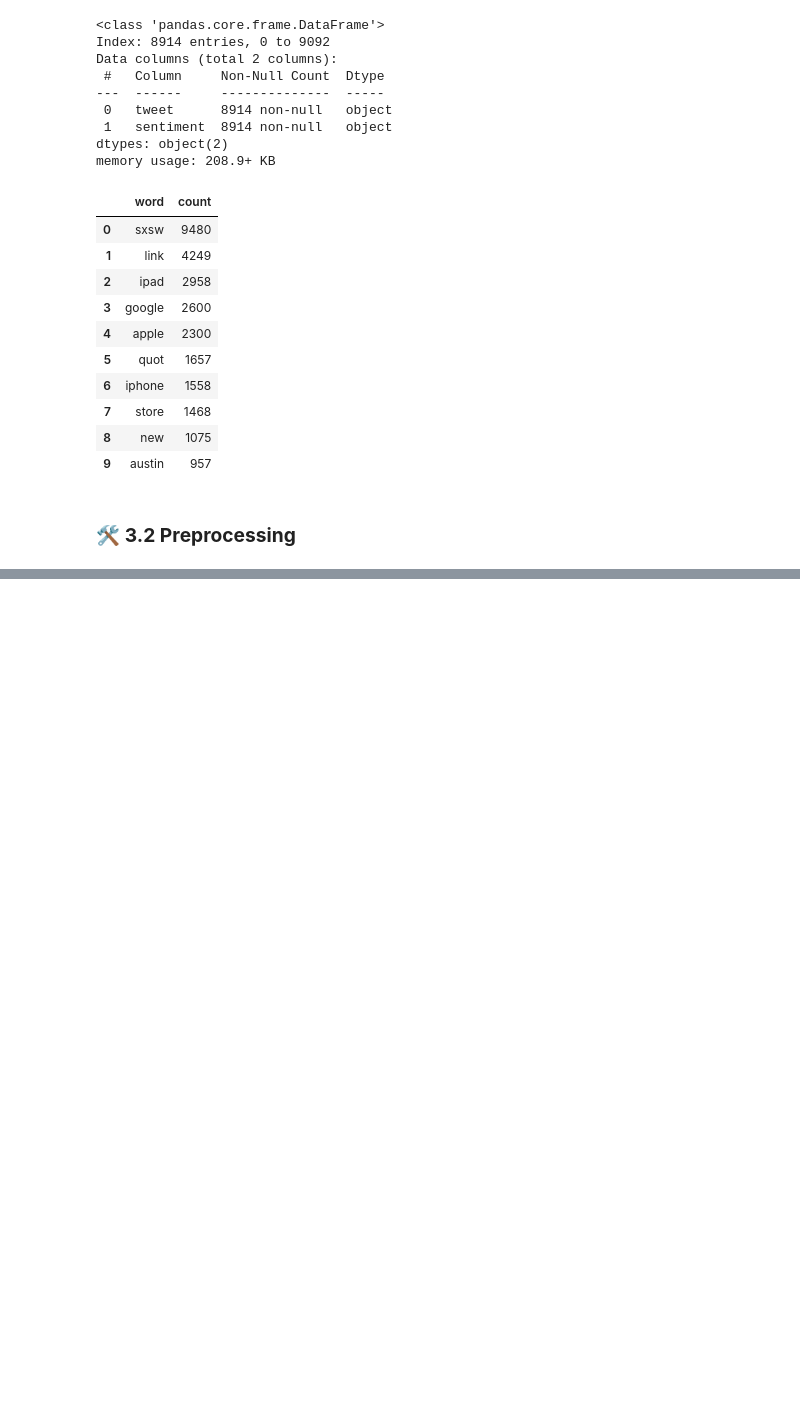
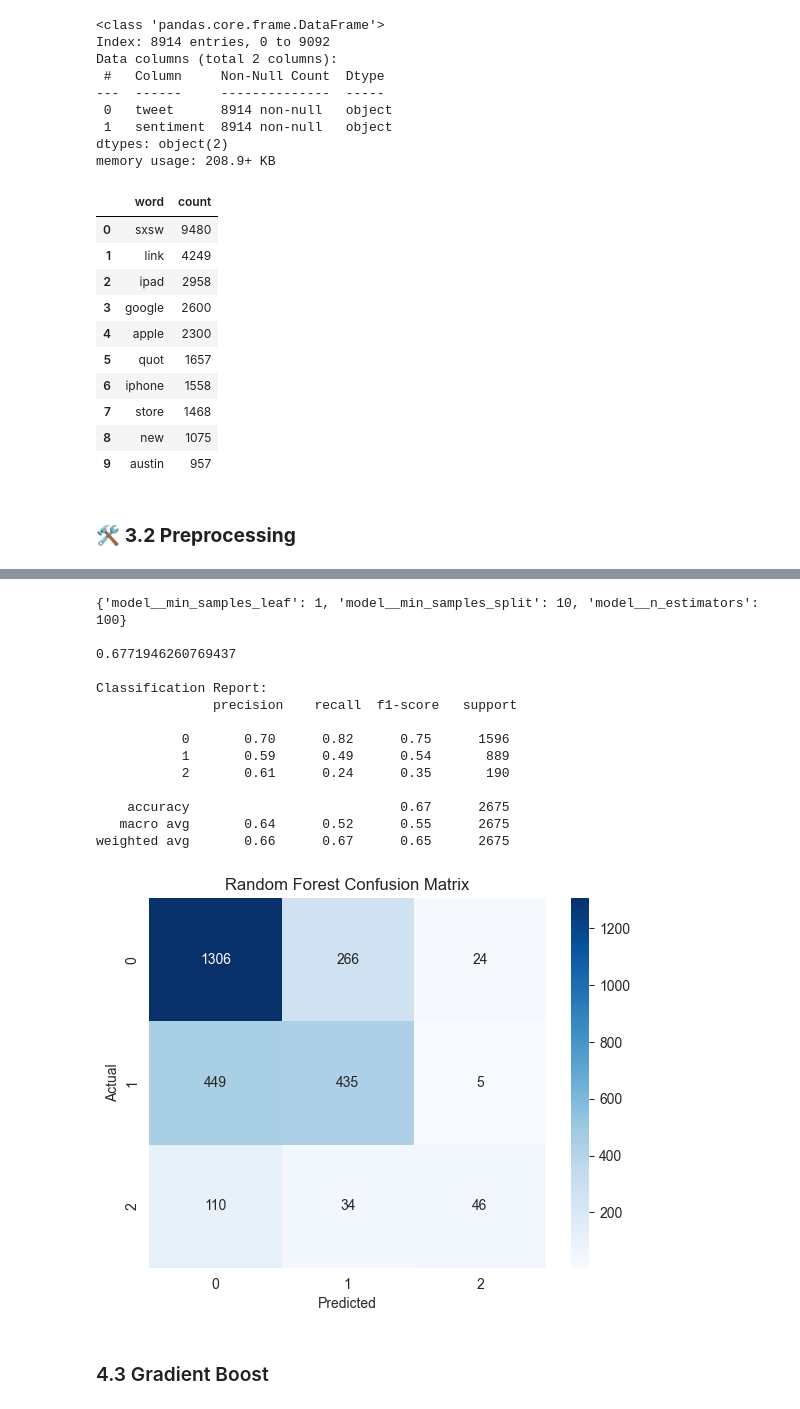
Before and after one commit to Patoh254code/product_brand_sentiment_analysis, a Jupyter notebook: index.ipynb, the cells around one changed output, grey strips where cells are left out. Drawn from its saved outputs; the diff is of its cells as text; code cells hidden in the pictures; blank space fills up the shorter version.

```diff
--- a/index.ipynb
+++ b/index.ipynb
@@ -525,0 +664,19 @@ def feature_engineer(text):
+# %%
+# 2. Performance with feature engineering
+
+#Instanstiate model
+rf = RandomForestClassifier()
+
+# Set the model to our pipeline
+nlp_pipe_eng.set_params(model=rf)
+
+# Grid Search
+rf_params = {
+    'model__n_estimators': [100],
+    'model__min_samples_split': [2, 5, 10],
+    'model__min_samples_leaf': [1, 2, 4],
+}
+
+# Fit the grid search
+gs_rf_eng = GridSearchCV(nlp_pipe_eng, rf_params, scoring='accuracy', cv=5, n_jobs=-1)
+gs_rf_eng.fit(X_train, y_train)
@@ -525,0 +701,22 @@ def feature_engineer(text):
+# %%
+
+performance = model_perfomance(gs_rf_eng, "Random Forest")
+performance
+# %% [output]
+{'model__min_samples_leaf': 1, 'model__min_samples_split': 10, 'model__n_estimators': 100}
+
+0.6771946260769437
+
+Classification Report:
+               precision    recall  f1-score   support
+
+           0       0.70      0.82      0.75      1596
+           1       0.59      0.49      0.54       889
+           2       0.61      0.24      0.35       190
+
+    accuracy                           0.67      2675
+   macro avg       0.64      0.52      0.55      2675
+weighted avg       0.66      0.67      0.65      2675
+[figure, added]
+# %% [markdown]
+### 4.3 Gradient Boost
```
Also changed, not shown: parts of 25 cells of this notebook.
